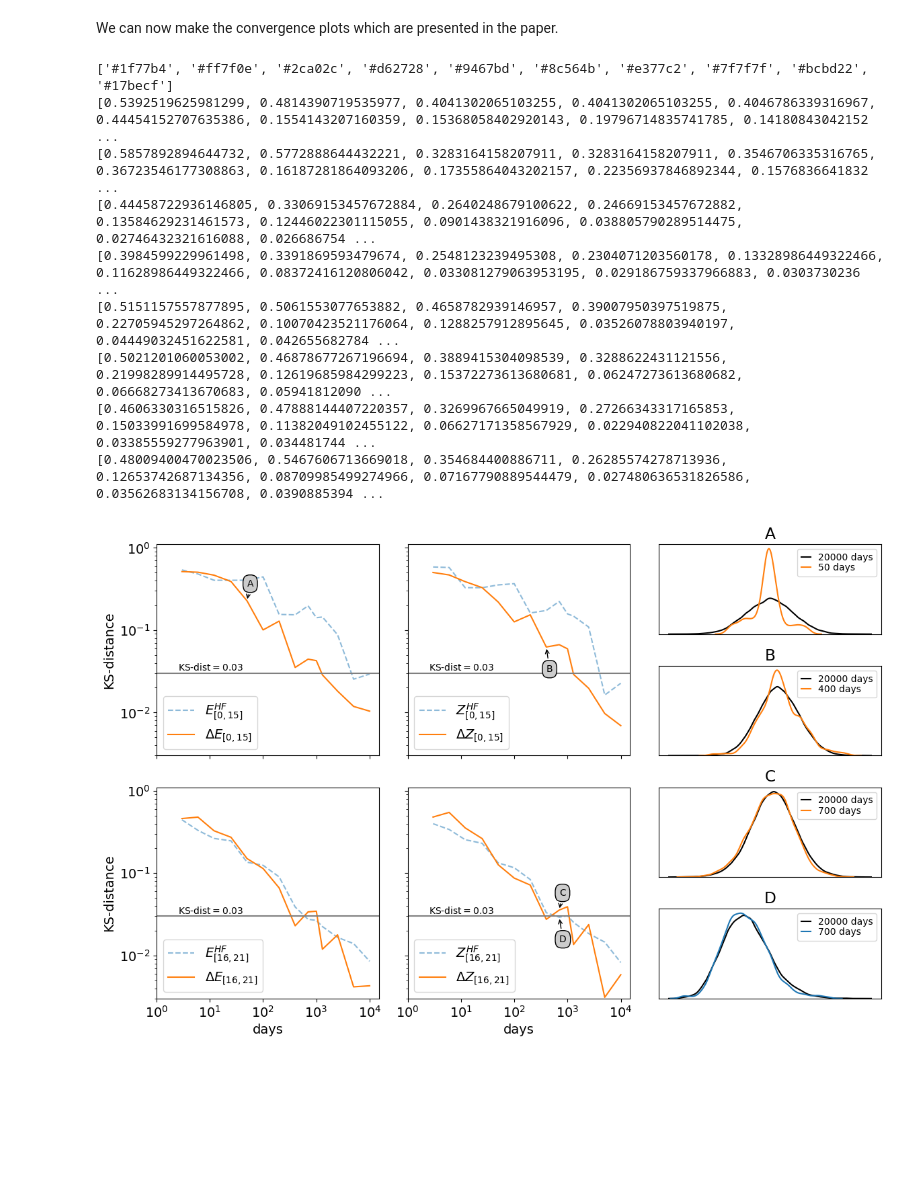
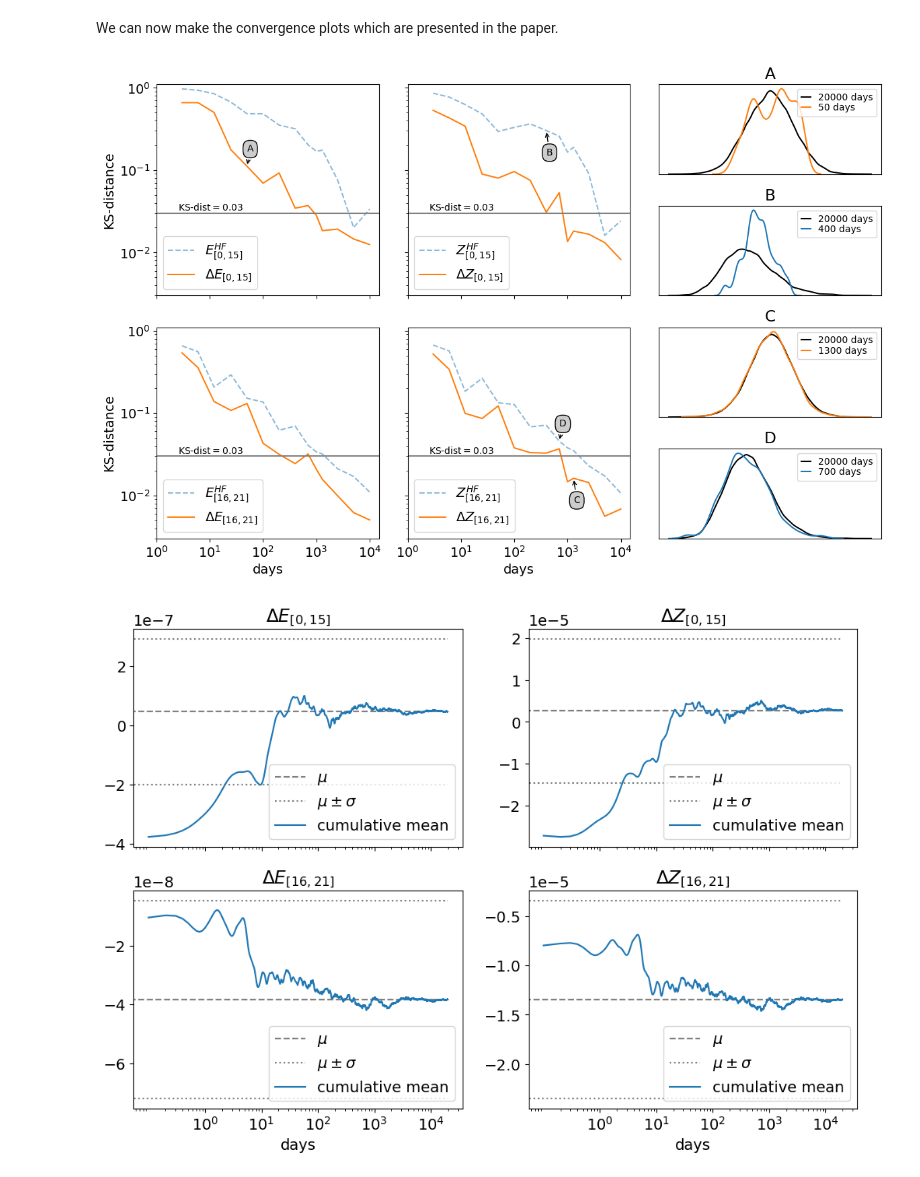
Before and after one commit to rik-stra/tau_orthogonal_method_for_2D_turbulence, a Jupyter notebook: plot_convergence_of_distributions.ipynb, the cells around one changed output. Cells and saved outputs as stored; diff of their text form; code cells hidden in the pictures; blank space fills up the shorter version.

Commit message:
add convergence of means

```diff
--- a/plot_convergence_of_distributions.ipynb
+++ b/plot_convergence_of_distributions.ipynb
@@ -268,19 +296,19 @@ def plot_conv_dQandQHF(dQ, Q_HF, dt_LF = 0.1, save_name = "none"):
 We can now make the convergence plots which are presented in the paper.
 # %%
 with h5py.File('./pre_computed_data/ref/HF_20000days_RK4.hdf5', 'r') as file:
-    Q_HF = file['Q_HF'][:,:]
+    Q_HF = file['Q_HF'][:-1,:]
 with h5py.File('./pre_computed_data/samples/LF_track_ref_rk4_t_20000.0.hdf5', 'r') as file:
-    dQ = file['dQ'][:,:]
+    dQ = file['dQ'][:-5,:]
 
 plot_conv_dQandQHF(dQ, Q_HF)
 # %% [output]
-['#1f77b4', '#ff7f0e', '#2ca02c', '#d62728', '#9467bd', '#8c564b', '#e377c2', '#7f7f7f', '#bcbd22', '#17becf']
-[0.5392519625981299, 0.4814390719535977, 0.4041302065103255, 0.4041302065103255, 0.4046786339316967, 0.44454152707635386, 0.1554143207160359, 0.15368058402920143, 0.19796714835741785, 0.14180843042152 ...
-[0.5857892894644732, 0.5772888644432221, 0.3283164158207911, 0.3283164158207911, 0.3546706335316765, 0.36723546177308863, 0.16187281864093206, 0.17355864043202157, 0.22356937846892344, 0.1576836641832 ...
-[0.44458722936146805, 0.33069153457672884, 0.2640248679100622, 0.24669153457672882, 0.13584629231461573, 0.12446022301115055, 0.0901438321916096, 0.038805790289514475, 0.02746432321616088, 0.026686754 ...
-[0.3984599229961498, 0.3391869593479674, 0.2548123239495308, 0.2304071203560178, 0.13328986449322466, 0.11628986449322466, 0.08372416120806042, 0.033081279063953195, 0.029186759337966883, 0.0303730236 ...
-[0.5151157557877895, 0.5061553077653882, 0.4658782939146957, 0.39007950397519875, 0.22705945297264862, 0.10070423521176064, 0.1288257912895645, 0.03526078803940197, 0.04449032451622581, 0.042655682784 ...
-[0.5021201060053002, 0.46878677267196694, 0.3889415304098539, 0.3288622431121556, 0.21998289914495728, 0.12619685984299223, 0.15372273613680681, 0.06247273613680682, 0.06668273413670683, 0.05941812090 ...
-[0.4606330316515826, 0.47888144407220357, 0.3269967665049919, 0.27266343317165853, 0.15033991699584978, 0.11382049102455122, 0.06627171358567929, 0.022940822041102038, 0.03385559277963901, 0.034481744 ...
-[0.48009400470023506, 0.5467606713669018, 0.354684400886711, 0.26285574278713936, 0.12653742687134356, 0.08709985499274966, 0.07167790889544479, 0.027480636531826586, 0.03562683134156708, 0.0390885394 ...
-[figure, old version]
+[figure, new version]
+# %%
+with h5py.File('./pre_computed_data/ref/HF_20000days_RK4.hdf5', 'r') as file:
+    Q_HF = file['Q_HF'][:-1,:]
+with h5py.File('./pre_computed_data/samples/LF_track_ref_rk4_t_20000.0.hdf5', 'r') as file:
+    dQ = file['dQ'][:-5,:]
+
+plot_conv_mean(dQ)
+# %% [output]
+[figure, added]
```
Also changed, not shown: parts of 2 cells of this notebook.
